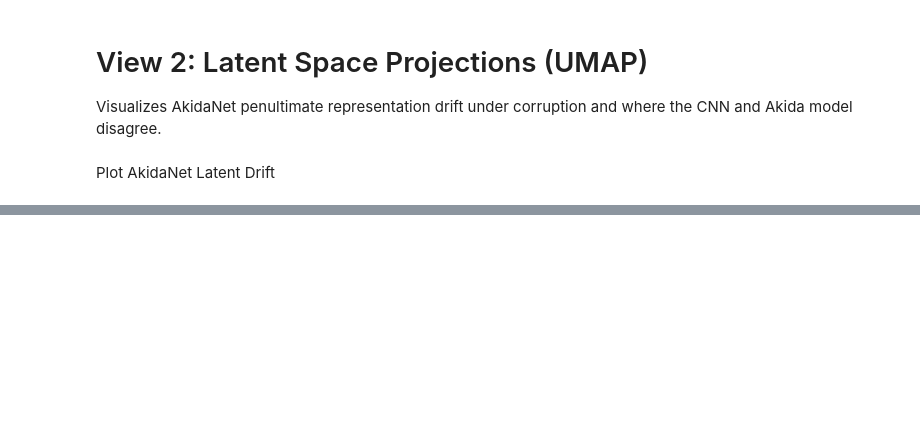
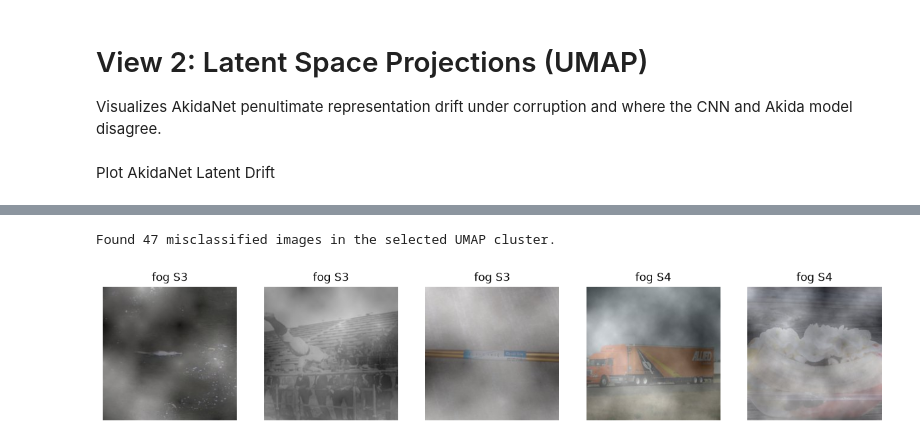
Before and after one commit to Yavmarto/jku-ai-vis-2026, a Jupyter notebook: Phase 1 - No AI/view_projections.ipynb, the cells around one changed output, grey strips where cells are left out. Drawn from its saved outputs; the diff is of its cells as text; code cells hidden in the pictures; blank space fills up the shorter version.

```diff
--- a/Phase 1 - No AI/view_projections.ipynb
+++ b/Phase 1 - No AI/view_projections.ipynb
@@ -35,0 +44,23 @@ plt.show()
+# %%
+X_MIN, X_MAX = -5.0, -4.0
+Y_MIN, Y_MAX = 3.5, 4.5
+
+# filter df to grab only the misclassified images sitting inside that coordinate box
+cluster_imgs = df[(df["umap_x"] >= X_MIN) & (df["umap_x"] <= X_MAX) & (df["umap_y"] >= Y_MIN) & (df["umap_y"] <= Y_MAX) &(df["keras_correct"] == False)]
+
+print(f"Found {len(cluster_imgs)} misclassified images in the selected UMAP cluster.")
+
+fig, axes = plt.subplots(1, min(5, len(cluster_imgs)), figsize=(15, 3))
+if len(cluster_imgs) > 0:
+    if len(cluster_imgs) == 1: axes = [axes]
+
+    for ax, (_, row) in zip(axes, cluster_imgs.head(5).iterrows()):
+        img_path = f"../data/imagenet_subset/imagenet-c/{row['corruption']}/{row['severity']}/{row['image_id']}"
+        img = tf.keras.utils.load_img(img_path, target_size=(224, 224))
+        ax.imshow(img)
+        ax.axis('off')
+        ax.set_title(f"{row['corruption']} S{row['severity']}")
+plt.show()
+# %% [output]
+Found 47 misclassified images in the selected UMAP cluster.
+[figure, added]
```
Also changed, not shown: parts of 4 cells of this notebook, 4 other files.
